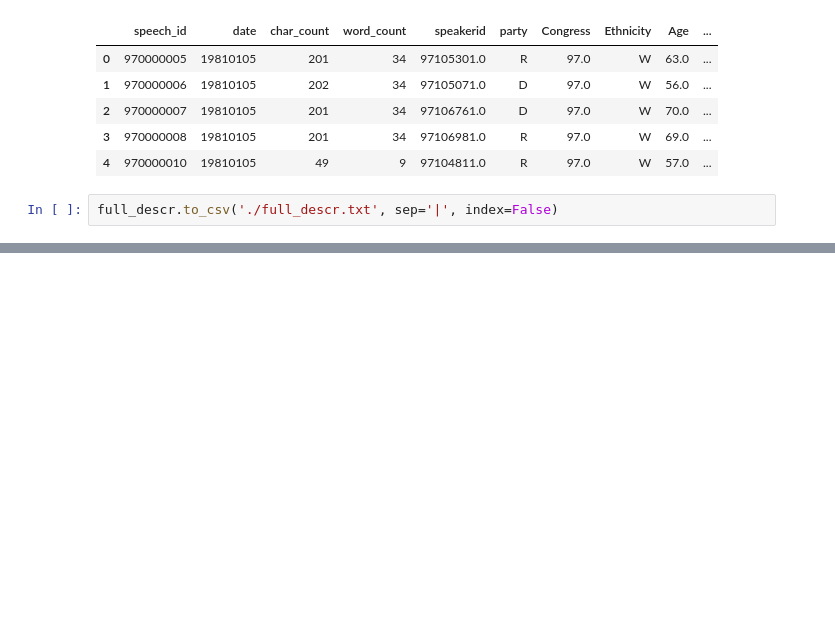
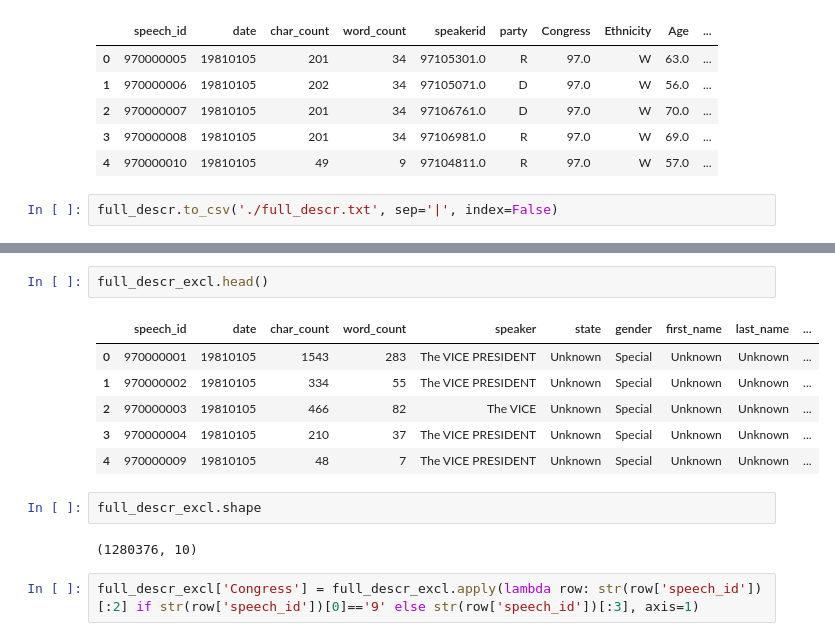
Before and after one commit to YuliaZamriy/W266-Final-Project, a Jupyter notebook: data/QA/speech_descr_qa.ipynb, the cells around one changed output, grey strips where cells are left out. Saved outputs shown, nothing was run; the diff lists cells and outputs as text; blank space fills up the shorter version.

```diff
--- a/data/QA/speech_descr_qa.ipynb
+++ b/data/QA/speech_descr_qa.ipynb
@@ -268,0 +367,15 @@ full_descr.to_csv('./full_descr.txt', sep='|', index=False)
+# %%
+full_descr_excl.head()
+# %% [output]
+|  | speech_id | date | char_count | word_count | speaker | state | gender | first_name | last_name | ... |
+| 0 | 970000001 | 19810105 | 1543 | 283 | The VICE PRESIDENT | Unknown | Special | Unknown | Unknown | ... |
+| 1 | 970000002 | 19810105 | 334 | 55 | The VICE PRESIDENT | Unknown | Special | Unknown | Unknown | ... |
+| 2 | 970000003 | 19810105 | 466 | 82 | The VICE | Unknown | Special | Unknown | Unknown | ... |
+| 3 | 970000004 | 19810105 | 210 | 37 | The VICE PRESIDENT | Unknown | Special | Unknown | Unknown | ... |
+| 4 | 970000009 | 19810105 | 48 | 7 | The VICE PRESIDENT | Unknown | Special | Unknown | Unknown | ... |
+# %%
+full_descr_excl.shape
+# %% [output]
+(1280376, 10)
+# %%
+full_descr_excl['Congress'] = full_descr_excl.apply(lambda row: str(row['speech_id'])[:2] if str(row['speech_id'])[0]=='9' else str(row['speech_id'])[:3], axis=1)
```
Also changed, not shown: parts of 44 cells of this notebook, 8 other files.
